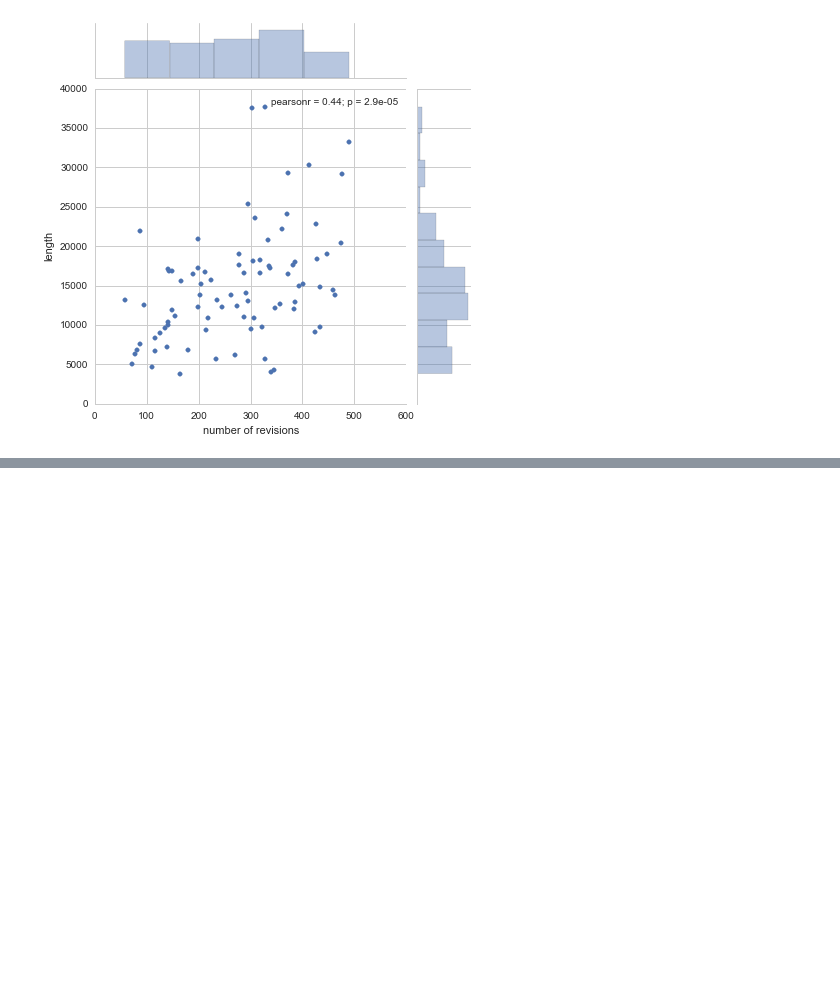
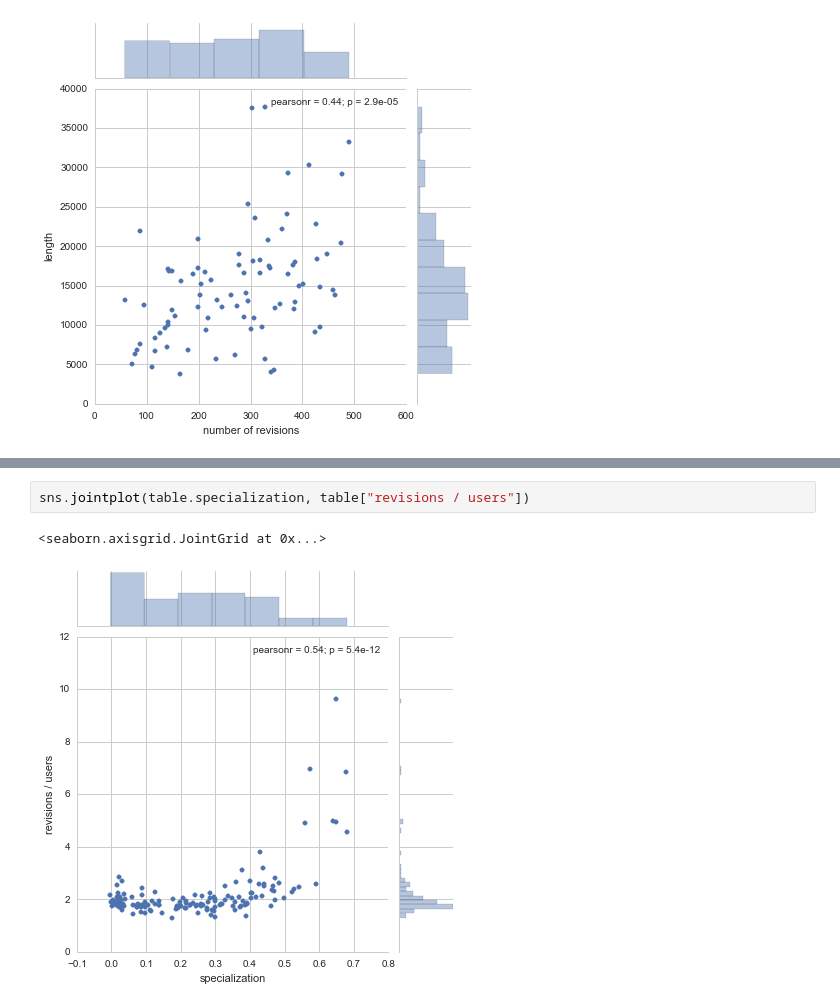
Before and after one commit to WeKeyPedia/notebooks, a Jupyter notebook: dataset geometry.ipynb, the cells around one changed output, grey strips where cells are left out. Cells and saved outputs as stored; diff of their text form; blank space fills up the shorter version.

```diff
--- a/dataset geometry.ipynb
+++ b/dataset geometry.ipynb
@@ -139,0 +150,5 @@ sns.jointplot("number of revisions", "length", data=table[table["number of revis
+# %%
+sns.jointplot(table.specialization, table["revisions / users"])
+# %% [output]
+<seaborn.axisgrid.JointGrid at 0x...>
+[figure, added]
```
Also changed, not shown: parts of 6 cells of this notebook.
